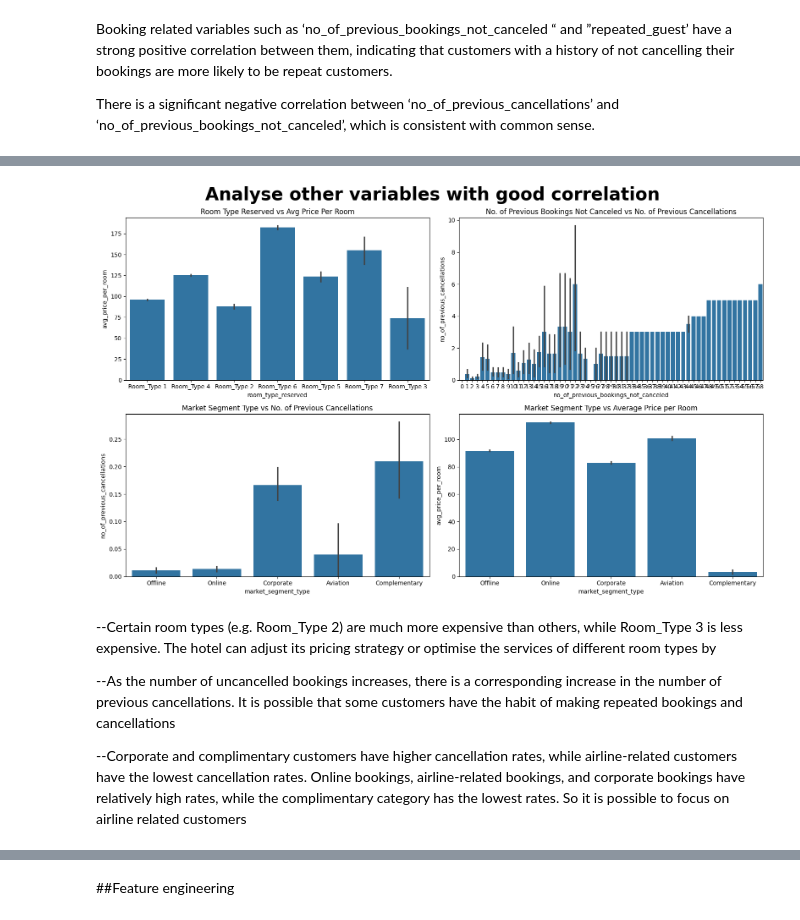
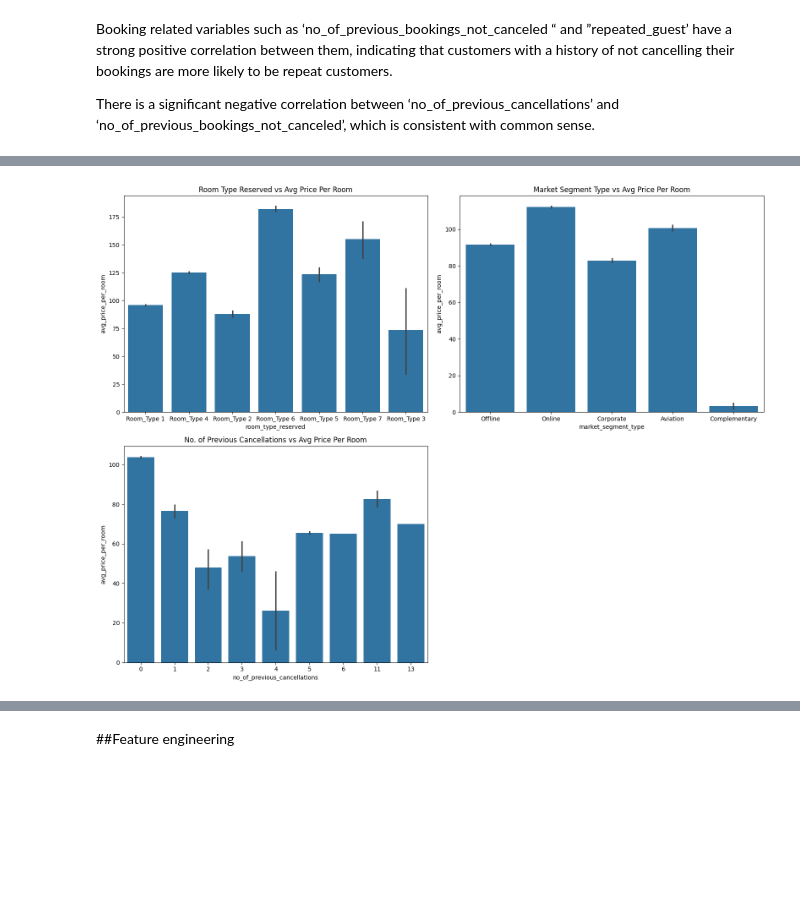
Before and after one commit to guanzi96/spbu-machine-learning-tasks, a Jupyter notebook: hw1_cassification _regression.ipynb, the cells around one changed output, grey strips where cells are left out. Cells and saved outputs as stored; diff of their text form; code cells hidden in the pictures; blank space fills up the shorter version.

```diff
--- a/hw1_cassification _regression.ipynb
+++ b/hw1_cassification _regression.ipynb
@@ -188,36 +171,22 @@ The further in advance a booking is made, the greater the chances of cancellatio
 # %%
-plt.figure(figsize=(16, 10))
-plt.suptitle("Analyse other variables with good correlation", fontweight = "bold", fontsize = 30)
+plt.figure(figsize=(16, 12))
 
 # Room Type Reserved vs Avg Price Per Room
 plt.subplot(2, 2, 1)
-sns.barplot(x = 'room_type_reserved', y = 'avg_price_per_room', data = df)
+sns.barplot(x='room_type_reserved', y='avg_price_per_room', data=df)
 plt.title('Room Type Reserved vs Avg Price Per Room')
 
-# No. of Previous Bookings Not Canceled vs No. of Previous Cancellations
+# Market Segment Type vs Avg Price Per Room
 plt.subplot(2, 2, 2)
-sns.barplot(x = 'no_of_previous_bookings_not_canceled', y = 'no_of_previous_cancellations', data = df)
-plt.title('No. of Previous Bookings Not Canceled vs No. of Previous Cancellations')
+sns.barplot(x='market_segment_type', y='avg_price_per_room', data=df)
+plt.title('Market Segment Type vs Avg Price Per Room')
 
-# Market Segment Type vs No. of Previous Cancellations
+# No. of Previous Cancellations vs Avg Price Per Room
 plt.subplot(2, 2, 3)
-sns.barplot(x = 'market_segment_type', y = 'no_of_previous_cancellations', data = df)
-plt.title('Market Segment Type vs No. of Previous Cancellations')
-
-# Market Segment Type vs Average Price per Room
-plt.subplot(2, 2, 4)
-sns.barplot(x = 'market_segment_type', y = 'avg_price_per_room', data = df)
-plt.title('Market Segment Type vs Average Price per Room')
-
+sns.barplot(x='no_of_previous_cancellations', y='avg_price_per_room', data=df)
+plt.title('No. of Previous Cancellations vs Avg Price Per Room')
 
 plt.tight_layout()
 plt.show()
 # %% [output]
-[figure, old version]
+[figure, new version]
-# %% [markdown]
---Certain room types (e.g. Room_Type 2) are much more expensive than others, while Room_Type 3 is less expensive. The hotel can adjust its pricing strategy or optimise the services of different room types by
-
---As the number of uncancelled bookings increases, there is a corresponding increase in the number of previous cancellations. It is possible that some customers have the habit of making repeated bookings and cancellations
-
---Corporate and complimentary customers have higher cancellation rates, while airline-related customers have the lowest cancellation rates. Online bookings, airline-related bookings, and corporate bookings have relatively high rates, while the complimentary category has the lowest rates.
-So it is possible to focus on airline related customers
```
Also changed, not shown: parts of 12 cells of this notebook.
